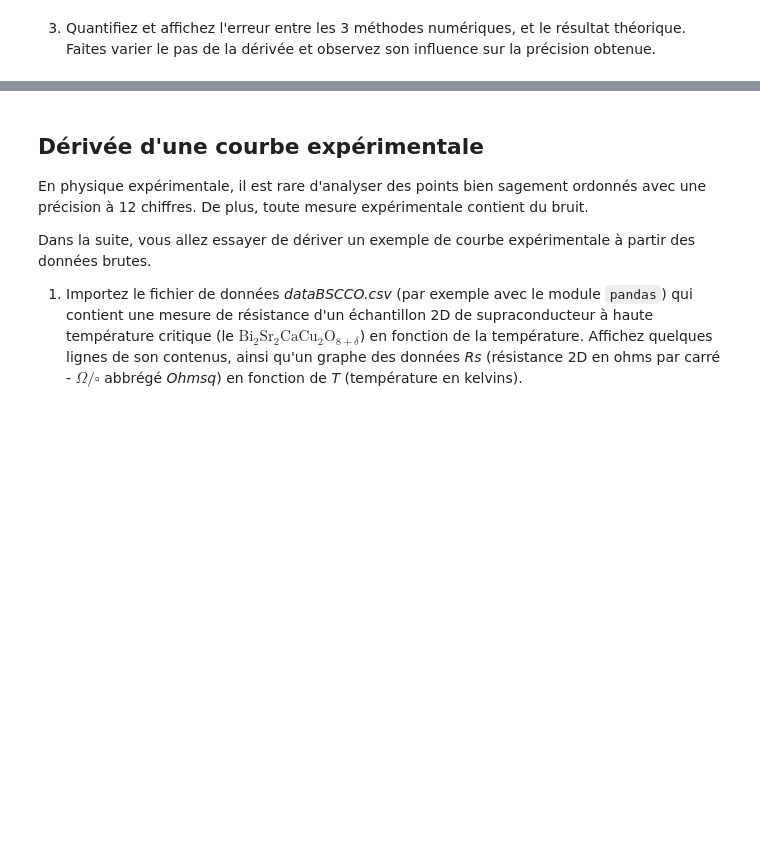
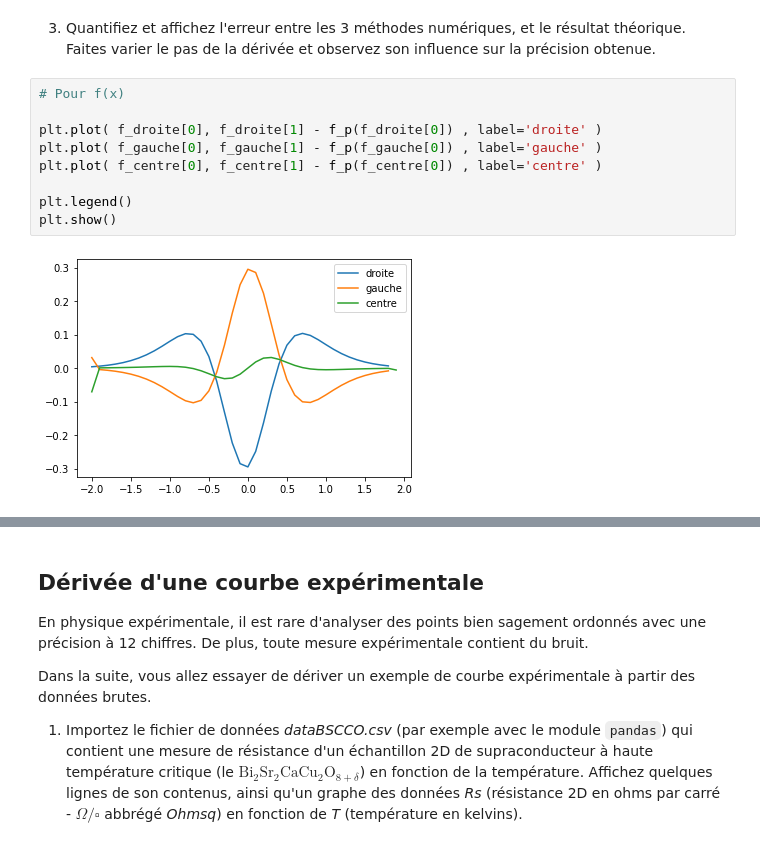
Before and after one commit to kmiloarguello/physique-numerique, a Jupyter notebook: etu-05-derivation-integration/etu-02-derivation-integration-exercices.ipynb, the cells around one changed output, grey strips where cells are left out. Cells and saved outputs as stored; diff of their text form; blank space fills up the shorter version.

```diff
--- a/etu-05-derivation-integration/etu-02-derivation-integration-exercices.ipynb
+++ b/etu-05-derivation-integration/etu-02-derivation-integration-exercices.ipynb
@@ -35,2 +182,13 @@ import matplotlib.pyplot as plt
 # %% [markdown]
 3. Quantifiez et affichez l'erreur entre les 3 méthodes numériques, et le résultat théorique. Faites varier le pas de la dérivée et observez son influence sur la précision obtenue.
+# %%
+# Pour f(x)
+
+plt.plot( f_droite[0], f_droite[1] - f_p(f_droite[0]) , label='droite' )
+plt.plot( f_gauche[0], f_gauche[1] - f_p(f_gauche[0]) , label='gauche' )
+plt.plot( f_centre[0], f_centre[1] - f_p(f_centre[0]) , label='centre' )
+
+plt.legend()
+plt.show()
+# %% [output]
+[figure, added]
```
Also changed, not shown: parts of 8 cells of this notebook, 2 other files.
